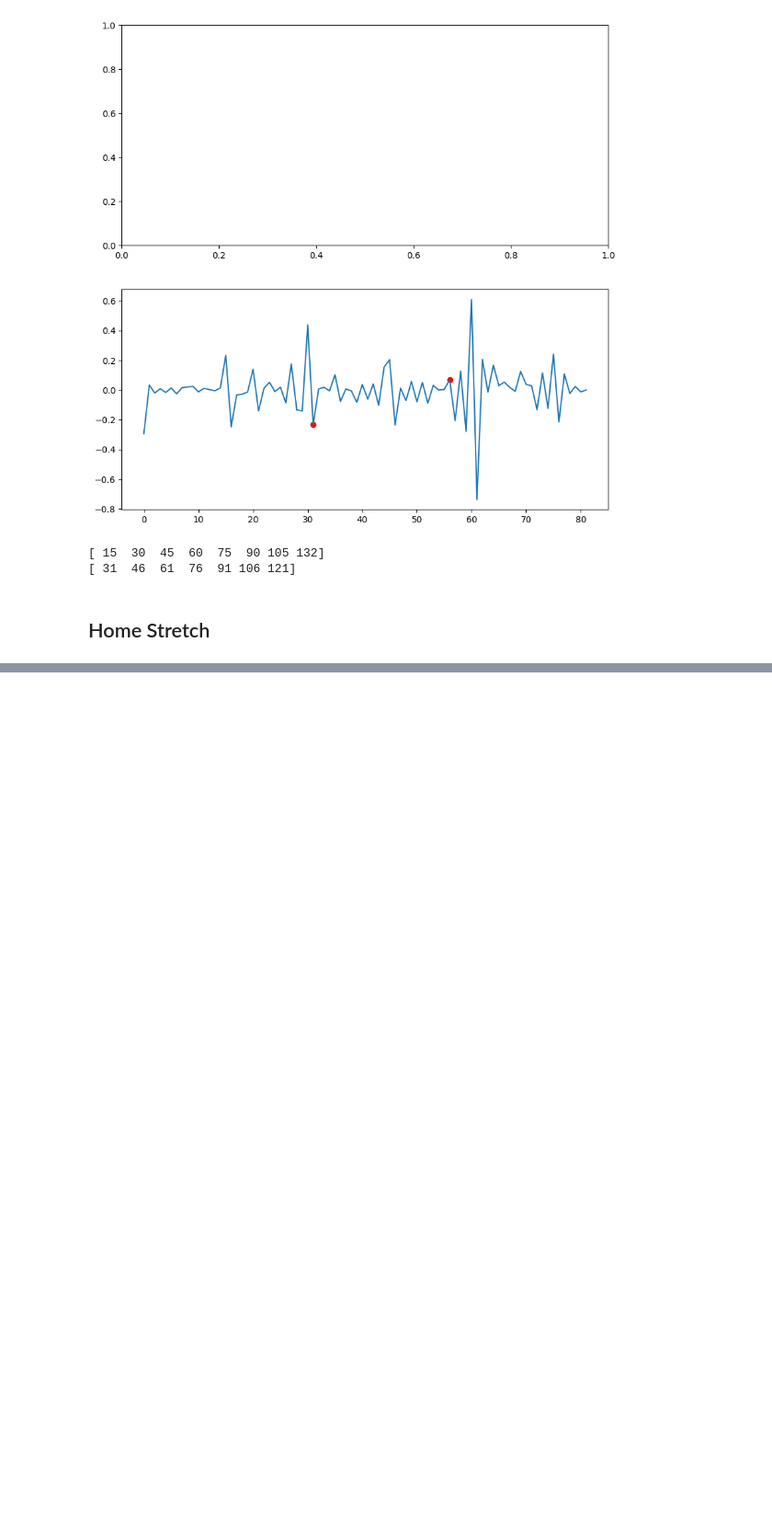
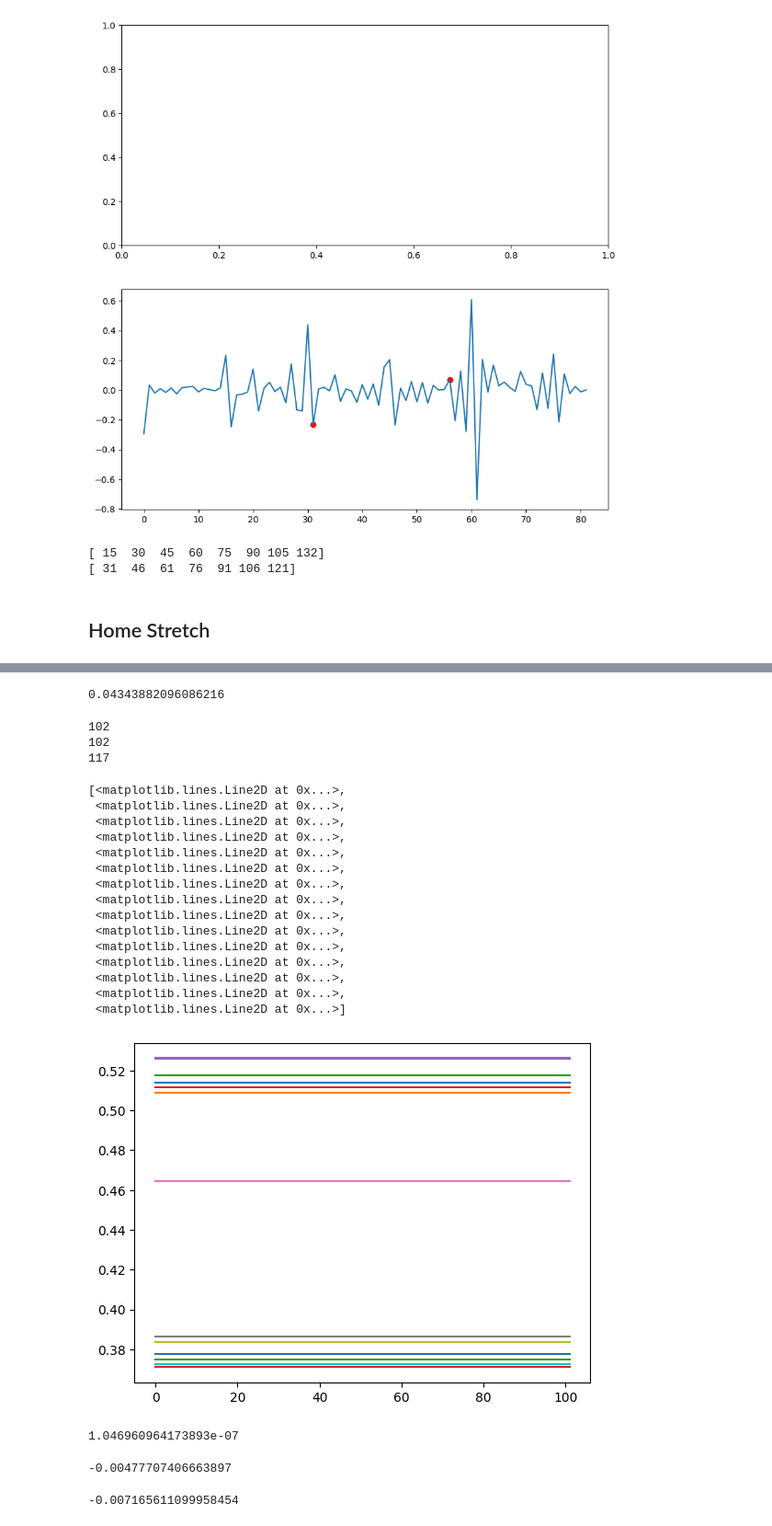
Before and after one commit to jaredap1995/CV-Dense_Optical_Flow, a Jupyter notebook: data_pipeline/pipeline_test.ipynb, the cells around one changed output, grey strips where cells are left out. Shown at 92% size. Drawn from its saved outputs; the diff is of its cells as text; code cells hidden in the pictures; blank space fills up the shorter version.

```diff
--- a/data_pipeline/pipeline_test.ipynb
+++ b/data_pipeline/pipeline_test.ipynb
@@ -708,0 +774,46 @@ ax[1].plot(filtered_y)
+# %%
+thresholds = np.load('/Users/jaredperez/Documents/webcam_app/myproject/computer-vision/data_pipeline/thresholds.npy')
+data_buffers = np.load('/Users/jaredperez/Documents/webcam_app/myproject/computer-vision/data_pipeline/data_buffers.npy')
+# %%
+thresholds.max()
+# %% [output]
+0.04343882096086216
+# %%
+print(len(thresholds))
+print(len(data_buffers))
+print(len(live_traj))
+# %% [output]
+102
+102
+117
+# %%
+plt.plot(data_buffers[:,:])
+# %% [output]
+[<matplotlib.lines.Line2D at 0x...>,
+ <matplotlib.lines.Line2D at 0x...>,
+ <matplotlib.lines.Line2D at 0x...>,
+ <matplotlib.lines.Line2D at 0x...>,
+ <matplotlib.lines.Line2D at 0x...>,
+ <matplotlib.lines.Line2D at 0x...>,
+ <matplotlib.lines.Line2D at 0x...>,
+ <matplotlib.lines.Line2D at 0x...>,
+ <matplotlib.lines.Line2D at 0x...>,
+ <matplotlib.lines.Line2D at 0x...>,
+ <matplotlib.lines.Line2D at 0x...>,
+ <matplotlib.lines.Line2D at 0x...>,
+ <matplotlib.lines.Line2D at 0x...>,
+ <matplotlib.lines.Line2D at 0x...>,
+ <matplotlib.lines.Line2D at 0x...>]
+[figure, added]
+# %%
+1.5*6.979739761159287e-08
+# %% [output]
+1.046960964173893e-07
+# %%
+np.mean(data_buffers[-1])
+# %% [output]
+-0.00477707406663897
+# %%
+1.5*np.mean(data_buffers[-1,:])
+# %% [output]
+-0.007165611099958454
```
Also changed, not shown: parts of 21 cells of this notebook, 37 other files.
